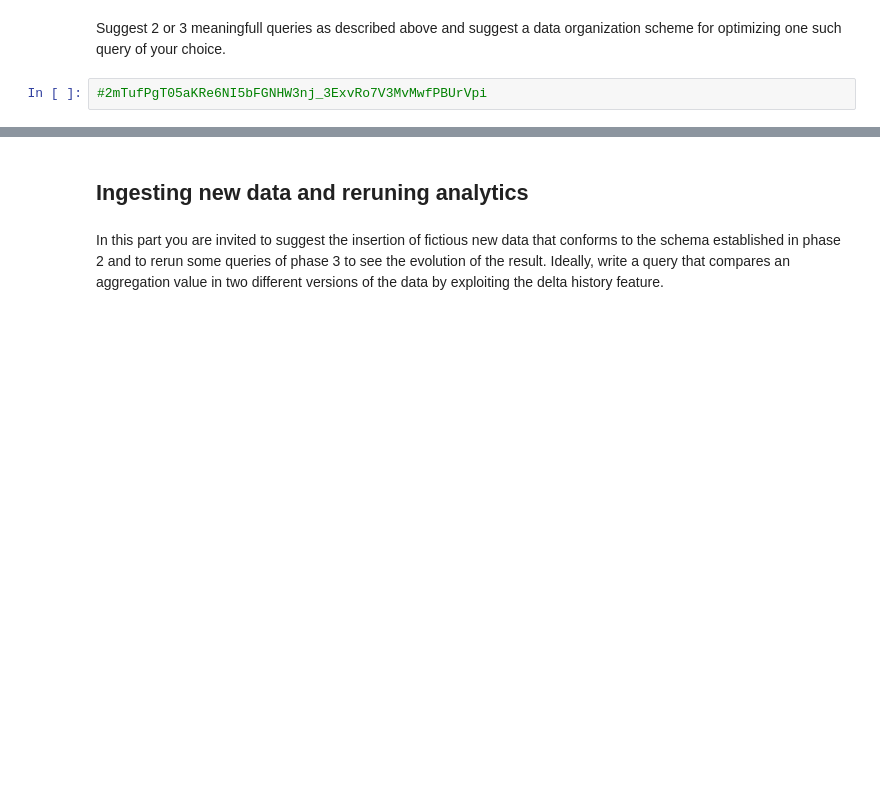
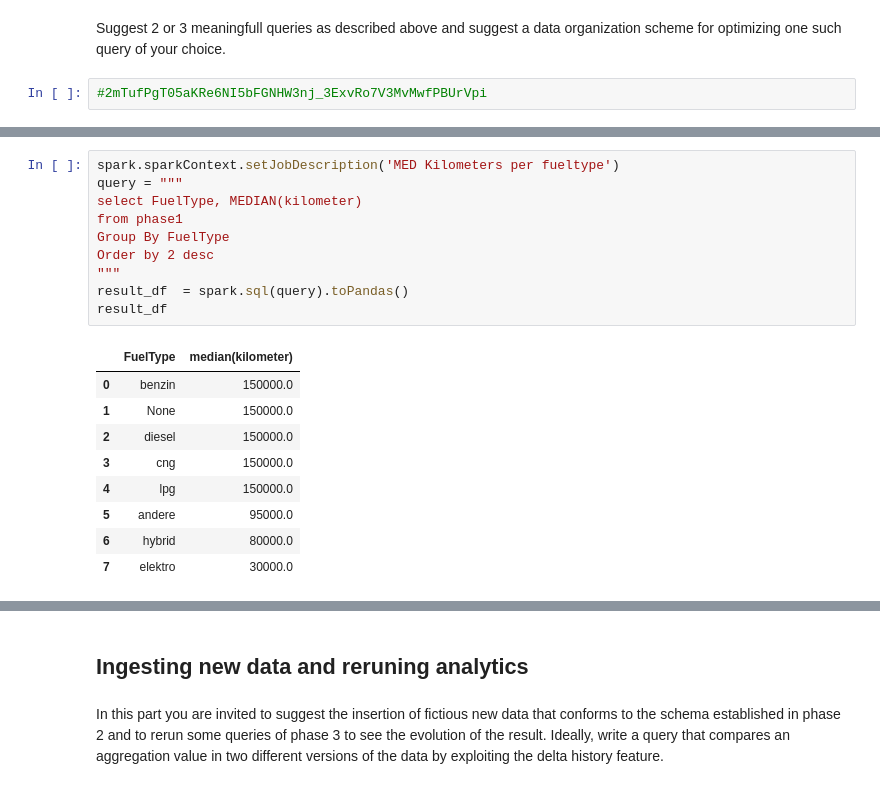
Before and after one commit to dbenayoun/IASD, a Jupyter notebook: Copie_de_[Students]EMIASD_Promo5_DeltaLake_usecase.ipynb, the cells around one changed output, grey strips where cells are left out. Drawn from its saved outputs; the diff is of its cells as text; blank space fills up the shorter version.

```diff
--- a/Copie_de_[Students]EMIASD_Promo5_DeltaLake_usecase.ipynb
+++ b/Copie_de_[Students]EMIASD_Promo5_DeltaLake_usecase.ipynb
@@ -385,0 +419,20 @@ spark.sql(query).collect()
+# %%
+spark.sparkContext.setJobDescription('MED Kilometers per fueltype')
+query = """
+select FuelType, MEDIAN(kilometer)
+from phase1
+Group By FuelType
+Order by 2 desc
+"""
+result_df  = spark.sql(query).toPandas()
+result_df
+# %% [output]
+|  | FuelType | median(kilometer) |
+| 0 | benzin | 150000.0 |
+| 1 | None | 150000.0 |
+| 2 | diesel | 150000.0 |
+| 3 | cng | 150000.0 |
+| 4 | lpg | 150000.0 |
+| 5 | andere | 95000.0 |
+| 6 | hybrid | 80000.0 |
+| 7 | elektro | 30000.0 |
```
Also changed, not shown: parts of 14 cells of this notebook.
